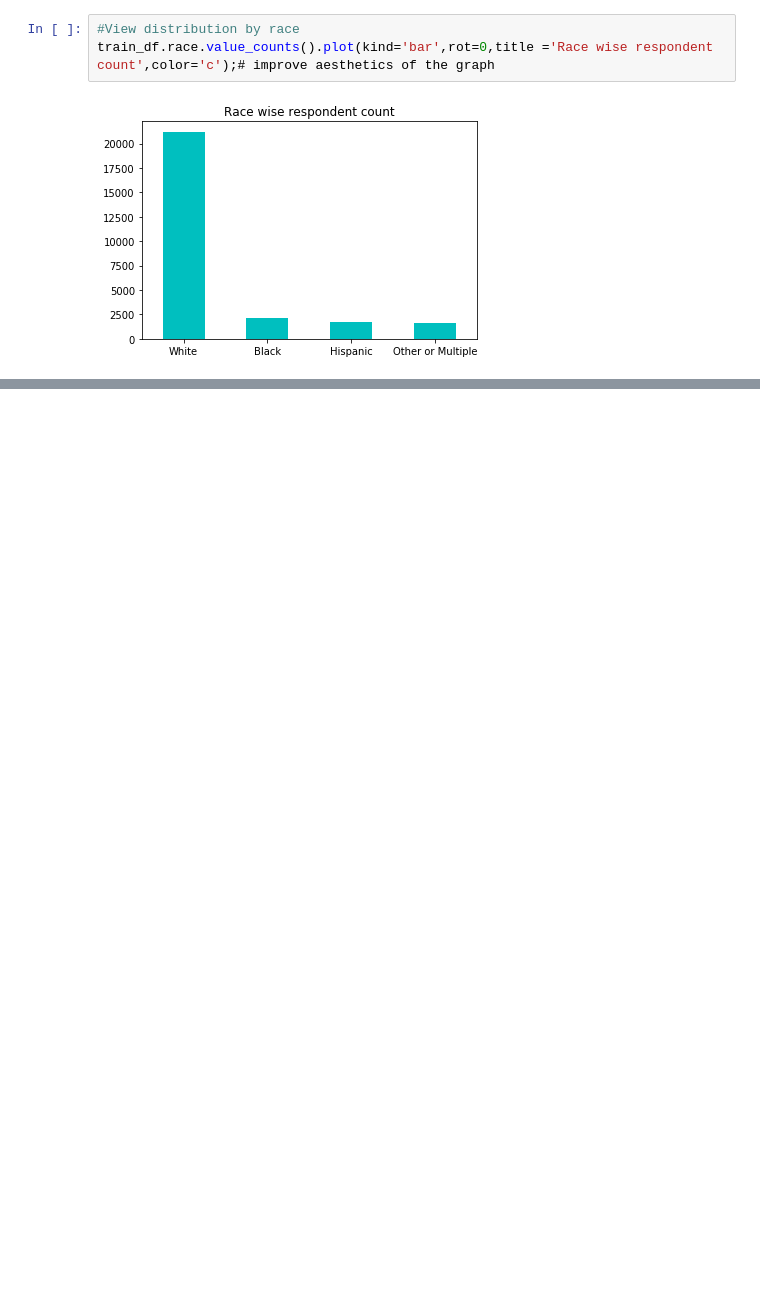
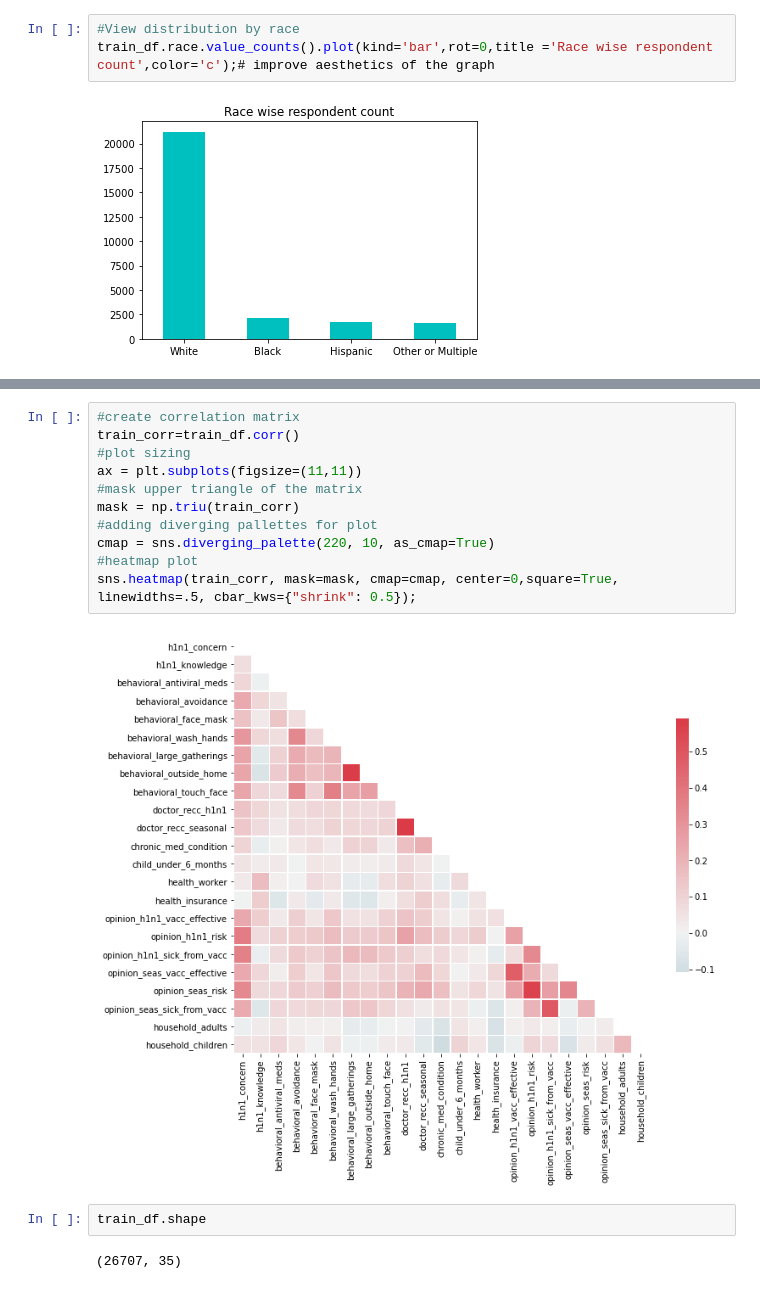
Before and after one commit to of-rupesh/flu-vaccine-learning, a Jupyter notebook: model-1/model1.ipynb, the cells around one changed output, grey strips where cells are left out. Saved outputs shown, nothing was run; the diff lists cells and outputs as text; blank space fills up the shorter version.

```diff
--- a/model-1/model1.ipynb
+++ b/model-1/model1.ipynb
@@ -158,0 +144,17 @@ train_df.employment_industry.value_counts().plot(kind='bar',rot=0,title ='employ
+# %%
+#create correlation matrix
+train_corr=train_df.corr()
+#plot sizing
+ax = plt.subplots(figsize=(11,11))
+#mask upper triangle of the matrix
+mask = np.triu(train_corr)
+#adding diverging pallettes for plot
+cmap = sns.diverging_palette(220, 10, as_cmap=True)
+#heatmap plot
+sns.heatmap(train_corr, mask=mask, cmap=cmap, center=0,square=True, linewidths=.5, cbar_kws={"shrink": 0.5});
+# %% [output]
+[figure, added]
+# %%
+train_df.shape
+# %% [output]
+(26707, 35)
```
Also changed, not shown: parts of 8 cells of this notebook, 1 other file.
